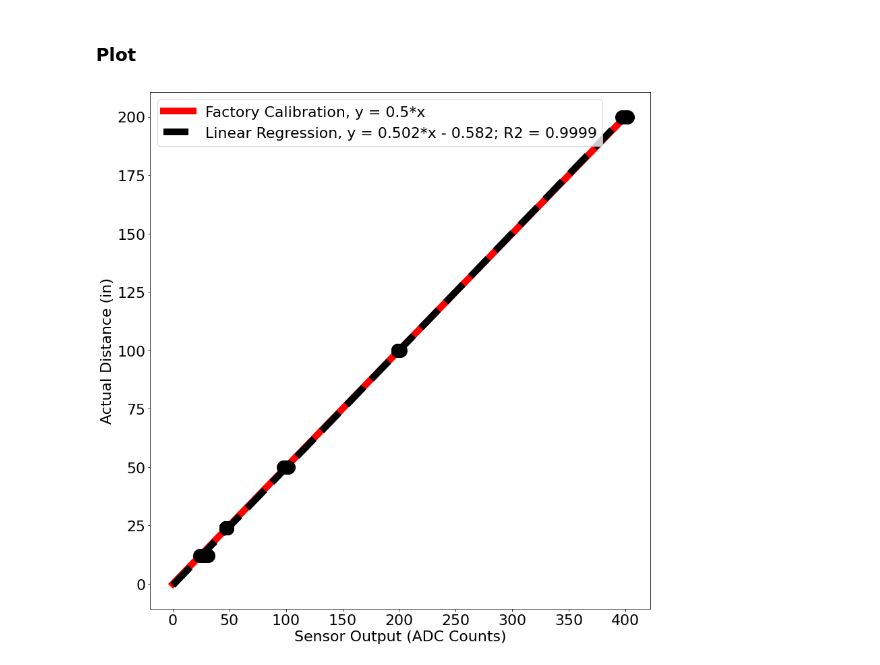
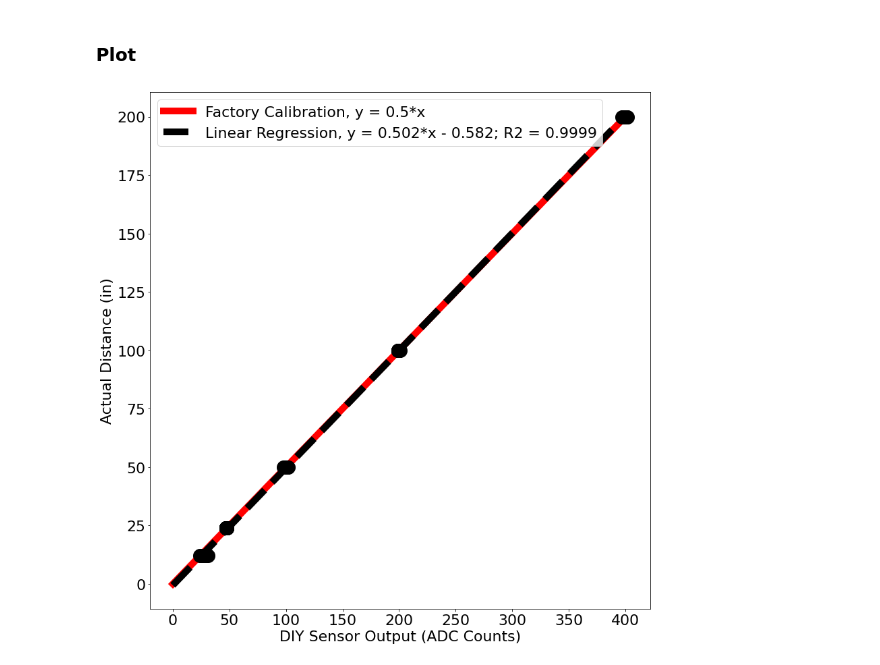
Before and after one commit to COAST-Lab/Open-Water-Level, a Jupyter notebook: Data Analysis/Calibration.ipynb, the cells around one changed output. Cells and saved outputs as stored; diff of their text form; code cells hidden in the pictures.

```diff
--- a/Data Analysis/Calibration.ipynb
+++ b/Data Analysis/Calibration.ipynb
@@ -59,31 +59,31 @@ print(rmse_before, rmse_after)
 # %%
 # Create figure
 plt.rcParams.update({'font.size': 22})
 fig, axs = plt.subplots(figsize=(12, 12))
 
 # Generate line of best fit from linreg above
 x_fake = np.linspace(0, 400, 401)
 y_linreg = x_fake*model.coef_+model.intercept_
 y_lr = y_linreg[0, :]
 
 # Show factory cal (0.5 slope, no offset)
 y_factory = x_fake*0.5
 
 # Plot factory cal
 plt.plot(x_fake, y_factory, 'r-', linewidth = 10, label = 'Factory Calibration, y = 0.5*x')
 
 # Plot recal
 plt.plot(x_fake, y_lr, 'k--', linewidth = 10, label = 'Linear Regression, y = 0.502*x - 0.582; R2 = 0.9999')
 
 plt.plot(df_cal.loc[:, 'Counts'], df_cal.loc[:, 'Actual Distance'], 'ko', markersize=20)
 
 axs.legend(loc="upper left")
-axs.set_xlabel('Sensor Output (ADC Counts)')
+axs.set_xlabel('DIY Sensor Output (ADC Counts)')
 axs.set_ylabel('Actual Distance (in)')
 
 plt.tight_layout()
 
 fig_path = os.path.join('Figures', 'Calibration.png')
 plt.savefig(fig_path, dpi = 300)
 # %% [output]
-[figure, old version]
+[figure, new version]
```
Also changed, not shown: 2 other files.
